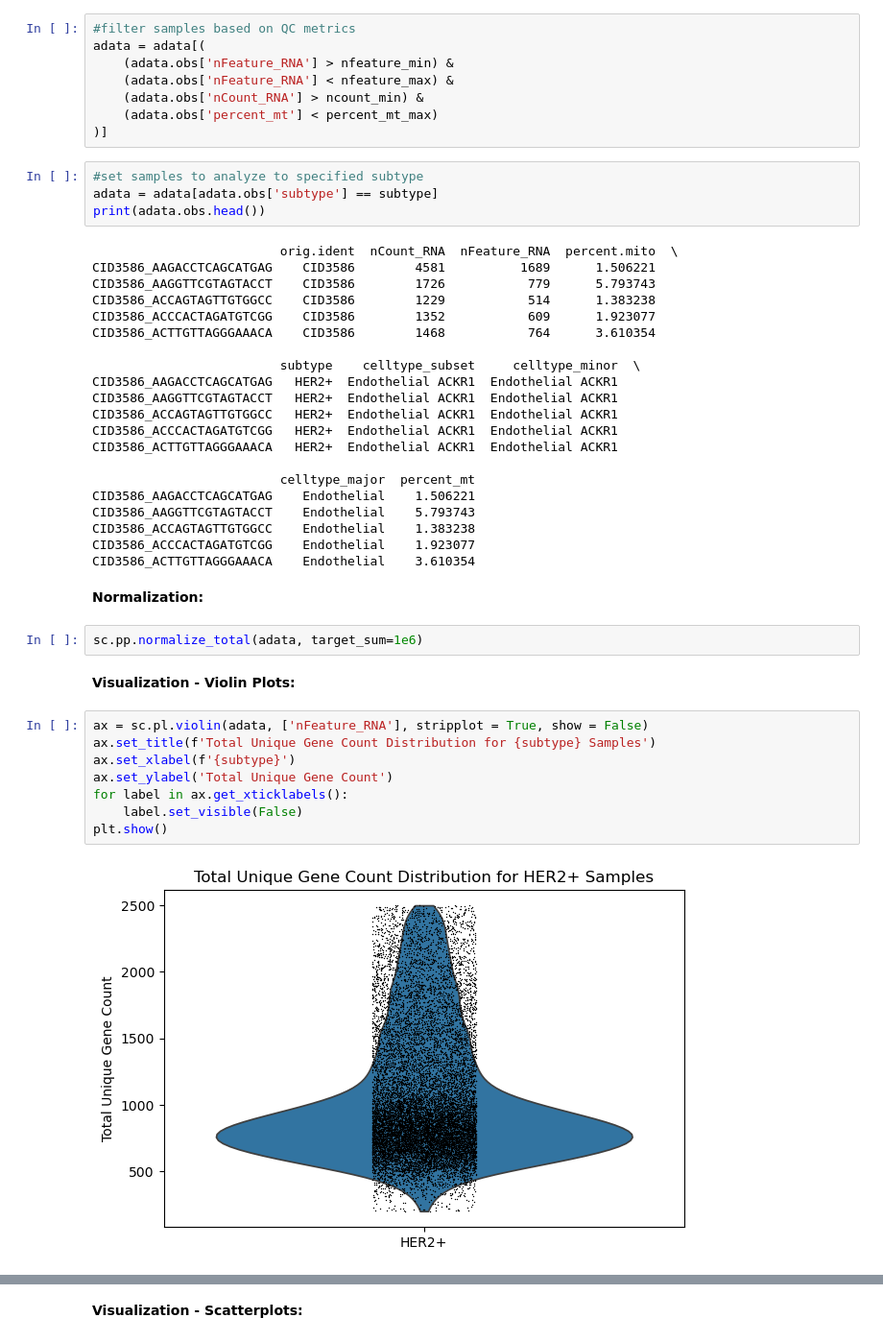
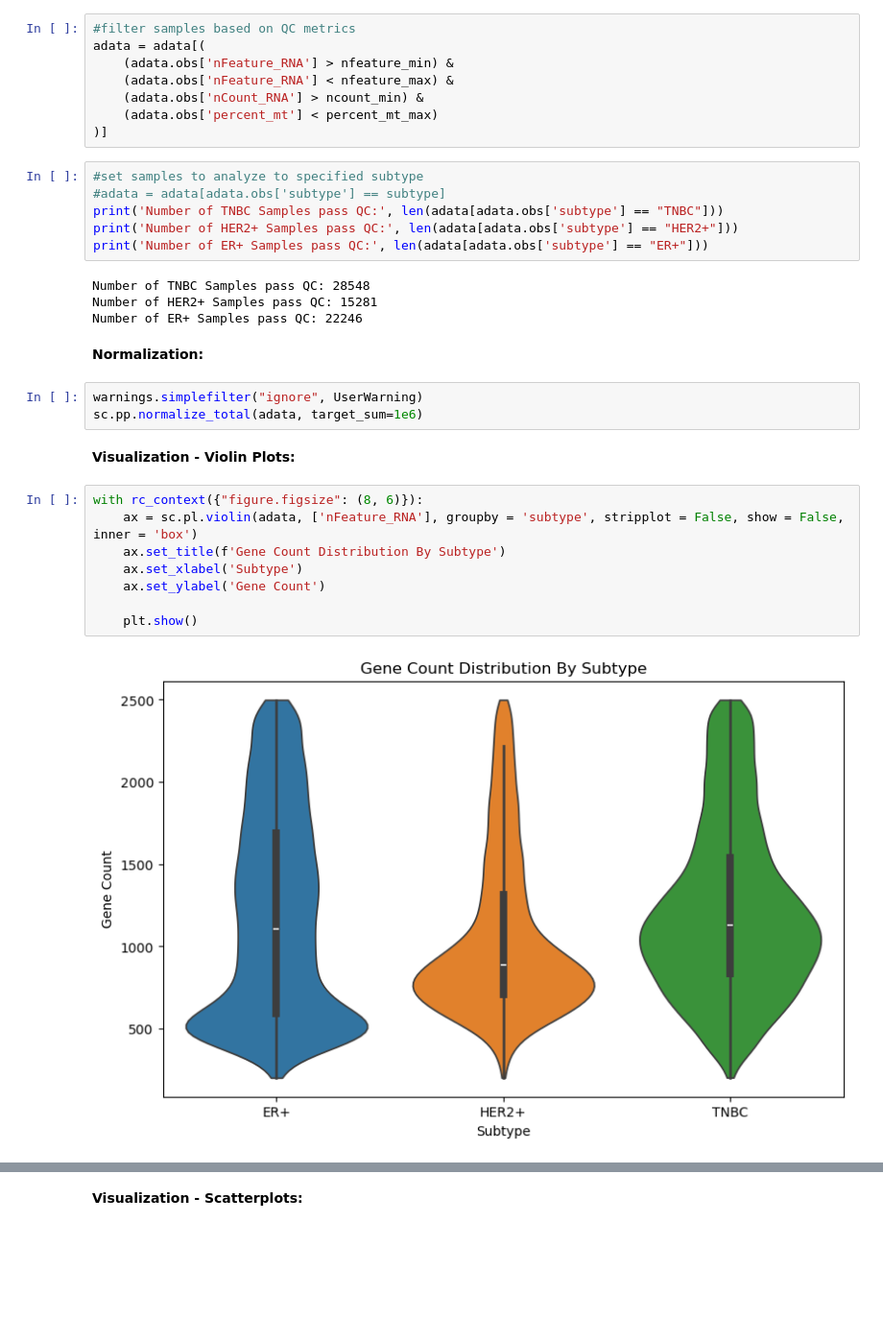
Before and after one commit to JoshuaGalla/BCMarkerDiscovery, a Jupyter notebook: analysis/project_analysis.ipynb, the cells around one changed output, grey strips where cells are left out. Shown at 96% size. Saved outputs shown, nothing was run; the diff lists cells and outputs as text; blank space fills up the shorter version.

```diff
--- a/analysis/project_analysis.ipynb
+++ b/analysis/project_analysis.ipynb
@@ -87,42 +91,28 @@ adata = adata[(
 )]
 # %%
 #set samples to analyze to specified subtype
-adata = adata[adata.obs['subtype'] == subtype]
-print(adata.obs.head())
+#adata = adata[adata.obs['subtype'] == subtype]
+print('Number of TNBC Samples pass QC:', len(adata[adata.obs['subtype'] == "TNBC"]))
+print('Number of HER2+ Samples pass QC:', len(adata[adata.obs['subtype'] == "HER2+"]))
+print('Number of ER+ Samples pass QC:', len(adata[adata.obs['subtype'] == "ER+"]))
 # %% [output]
-                         orig.ident  nCount_RNA  nFeature_RNA  percent.mito  \
-CID3586_AAGACCTCAGCATGAG    CID3586        4581          1689      1.506221
-CID3586_AAGGTTCGTAGTACCT    CID3586        1726           779      5.793743
-CID3586_ACCAGTAGTTGTGGCC    CID3586        1229           514      1.383238
-CID3586_ACCCACTAGATGTCGG    CID3586        1352           609      1.923077
-CID3586_ACTTGTTAGGGAAACA    CID3586        1468           764      3.610354
-
-                         subtype    celltype_subset     celltype_minor  \
-CID3586_AAGACCTCAGCATGAG   HER2+  Endothelial ACKR1  Endothelial ACKR1
-CID3586_AAGGTTCGTAGTACCT   HER2+  Endothelial ACKR1  Endothelial ACKR1
-CID3586_ACCAGTAGTTGTGGCC   HER2+  Endothelial ACKR1  Endothelial ACKR1
-CID3586_ACCCACTAGATGTCGG   HER2+  Endothelial ACKR1  Endothelial ACKR1
-CID3586_ACTTGTTAGGGAAACA   HER2+  Endothelial ACKR1  Endothelial ACKR1
-
-                         celltype_major  percent_mt
-CID3586_AAGACCTCAGCATGAG    Endothelial    1.506221
-CID3586_AAGGTTCGTAGTACCT    Endothelial    5.793743
-CID3586_ACCAGTAGTTGTGGCC    Endothelial    1.383238
-CID3586_ACCCACTAGATGTCGG    Endothelial    1.923077
-CID3586_ACTTGTTAGGGAAACA    Endothelial    3.610354
+Number of TNBC Samples pass QC: 28548
+Number of HER2+ Samples pass QC: 15281
+Number of ER+ Samples pass QC: 22246
 # %% [markdown]
 __Normalization:__
 # %%
+warnings.simplefilter("ignore", UserWarning)
 sc.pp.normalize_total(adata, target_sum=1e6)
 # %% [markdown]
 __Visualization - Violin Plots:__
 # %%
-ax = sc.pl.violin(adata, ['nFeature_RNA'], stripplot = True, show = False)
-ax.set_title(f'Total Unique Gene Count Distribution for {subtype} Samples')
-ax.set_xlabel(f'{subtype}')
-ax.set_ylabel('Total Unique Gene Count')
-for label in ax.get_xticklabels():
-    label.set_visible(False)
-plt.show()
+with rc_context({"figure.figsize": (8, 6)}):
+    ax = sc.pl.violin(adata, ['nFeature_RNA'], groupby = 'subtype', stripplot = False, show = False, inner = 'box')
+    ax.set_title(f'Gene Count Distribution By Subtype')
+    ax.set_xlabel('Subtype')
+    ax.set_ylabel('Gene Count')
+
+    plt.show()
 # %% [output]
-[figure, old version]
+[figure, new version]
```
Also changed, not shown: parts of 34 cells of this notebook.
